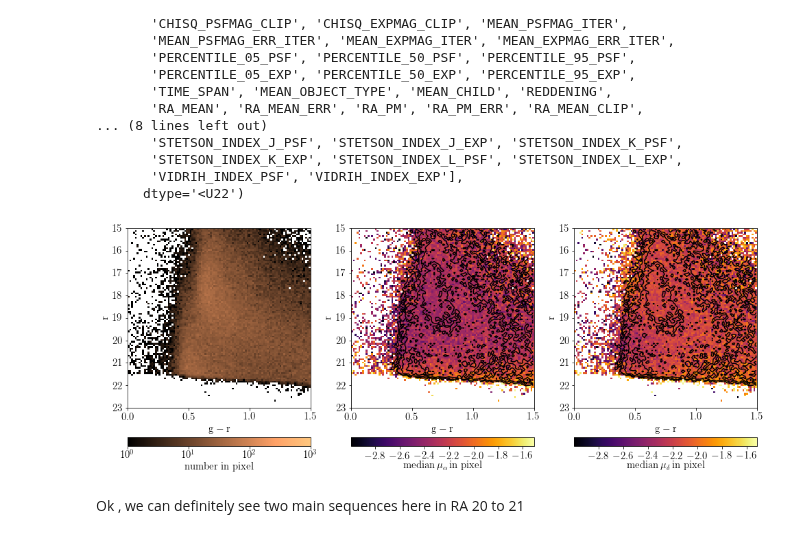
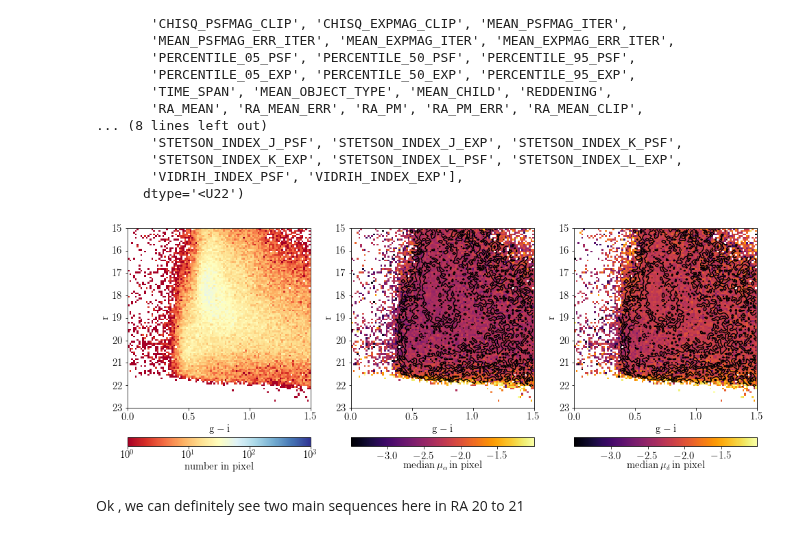
Before and after one commit to dirac-institute/uw-astr598-w18, a Jupyter notebook: homeworks/group2/HW_1_start_rough.ipynb, the cells around one changed output. Saved outputs shown, nothing was run; the diff lists cells and outputs as text; code cells hidden in the pictures.

```diff
--- a/homeworks/group2/HW_1_start_rough.ipynb
+++ b/homeworks/group2/HW_1_start_rough.ipynb
@@ -173,20 +173,23 @@ setup_text_plots(fontsize=15, usetex=True)
 mSN = (SN['g'] > 5) * ( SN['r'] > 5) * ( SN['i'] > 5 )
 
 # select stars
-mStars = hlc_table['MEAN_OBJECT_TYPE'].data > 5
+mStars = hlc_table['MEAN_OBJECT_TYPE'].data == 6
 
 # select reasonable color range ...
 gi = mean_psfmag['g'] - mean_psfmag['i']
 r = mean_psfmag['r']
 
-m_gi =  (0<gi) * (gi<1.5)
-m_r = (15 < r) * (r < 23 )
+xmin,xmax = 0 ,1.5
+ymin,ymax = 15, 23
+
+m_gi =  (xmin<gi) * (gi<xmax)
+m_r = (ymin < r) * (r < ymax )
 
 # select the PM range that makes sense..
 pm_ra = np.abs(hlc_table['RA_PM_CLIP'].data)
 pm_dec = np.abs(hlc_table['DEC_PM_CLIP'].data)
-lower_cutoff = 10**(-3.0)
-upper_cutoff = 10**(-1.5)
+lower_cutoff = 10**(-3.5)
+upper_cutoff = 10**(-1.0)
 m_pm_ra = (lower_cutoff<pm_ra)*(pm_ra < upper_cutoff)
 m_pm_dec =  (lower_cutoff<pm_dec)*(pm_dec<upper_cutoff)
 
@@ -206,7 +209,7 @@ RA_med = bs2d(x,y,ra,statistic='median', bins=100)
 DEC_med = bs2d(x,y,dec,statistic='median', bins=100)
 
 # Define custom colormaps: Set pixels with no sources to white
-cmap = plt.cm.copper
+cmap = plt.cm.RdYlBu
 cmap.set_bad('w', 1.)
 
 cmap_multicolor = plt.cm.inferno
@@ -220,20 +223,25 @@ fig.subplots_adjust(wspace=0.22, left=0.1, right=0.95,
 # set colorbar padding
 cbar_padding = 0.12
 
+# set labels
+xlabel = r'$\mathrm{g-i}$'
+ylabel = r'$\mathrm{r}$'
+
+
 #--------------------
 # First axes:
 ax = plt.subplot(131) # , xticks=[4000, 5000, 6000, 7000, 8000])
 plt.imshow(np.log10(N.statistic.T), origin='lower',
            extent=[N.x_edge[0], N.x_edge[-1], N.y_edge[0], N.y_edge[-1]],
            aspect='auto', interpolation='nearest', cmap=cmap)
-plt.xlim(0,1.5)
-plt.ylim(15,23)
+plt.xlim(xmin,xmax)
+plt.ylim(ymin,ymax)
 cb = plt.colorbar(ticks=[0, 1, 2, 3], pad=cbar_padding ,
                   format=r'$10^{%i}$', orientation='horizontal')
 cb.set_label(r'$\mathrm{number\ in\ pixel}$')
 plt.clim(0, 3)
-plt.xlabel(r'$\mathrm{g-r}$')
-plt.ylabel(r'$\mathrm{r}$')
+plt.xlabel(xlabel)
+plt.ylabel(ylabel)
 plt.gca().invert_yaxis()
 
 
@@ -262,43 +270,43 @@ plt.contour(np.log10(N.statistic.T), levels, colors='k',
             extent=[N.x_edge[0], N.x_edge[-1], N.y_edge[0], N.y_edge[-1]],
            origin='lower')
 
-plt.xlim(0,1.5)
-plt.ylim(15,23)
-plt.xlabel(r'$\mathrm{g-r}$')
-plt.ylabel(r'$\mathrm{r}$')
+plt.xlim(xmin,xmax)
+plt.ylim(ymin,ymax)
+plt.xlabel(xlabel)
+plt.ylabel(ylabel)
 plt.gca().invert_yaxis()
 
 #--------------------
 # Third axes:
 
 ax = plt.subplot(133)
 
 # color by median DEC
 plt.imshow(np.log10(DEC_med.statistic.T), origin='lower',
            extent=[DEC_med.x_edge[0], DEC_med.x_edge[-1],
                    DEC_med.y_edge[0], DEC_med.y_edge[-1]],
            aspect='auto', interpolation='nearest',
            cmap=cmap_multicolor )
 #ticks=np.arange(-2.5, 1, 1)
 cb = plt.colorbar(  pad=cbar_padding , orientation='horizontal')
 cb.set_label(r'$\mathrm{median}\, \mu_{\delta}\, \mathrm{in\ pixel} $')
 #plt.clim(-2.5, 0.5)
 
 # plot the contour of color counts
 levels = np.linspace(0, np.log10(N.statistic.max()), 7)[2:]
 plt.contour(np.log10(N.statistic.T), levels, colors='k',
             extent=[N.x_edge[0], N.x_edge[-1], N.y_edge[0], N.y_edge[-1]],
            origin='lower')
 
-plt.xlim(0,1.5)
-plt.ylim(15,23)
-plt.xlabel(r'$\mathrm{g-r}$')
-plt.ylabel(r'$\mathrm{r}$')
+plt.xlim(xmin,xmax)
+plt.ylim(ymin,ymax)
+plt.xlabel(xlabel)
+plt.ylabel(ylabel)
 plt.gca().invert_yaxis()
 
 plt.savefig(str(catalogs[0])+'.png', bbox_inches='tight')
 # %% [output]
-[figure, old version]
+[figure, new version]
 # %% [markdown]
 Ok , we can definitely see two main sequences here in RA 20 to 21
 # %% [markdown]
```
